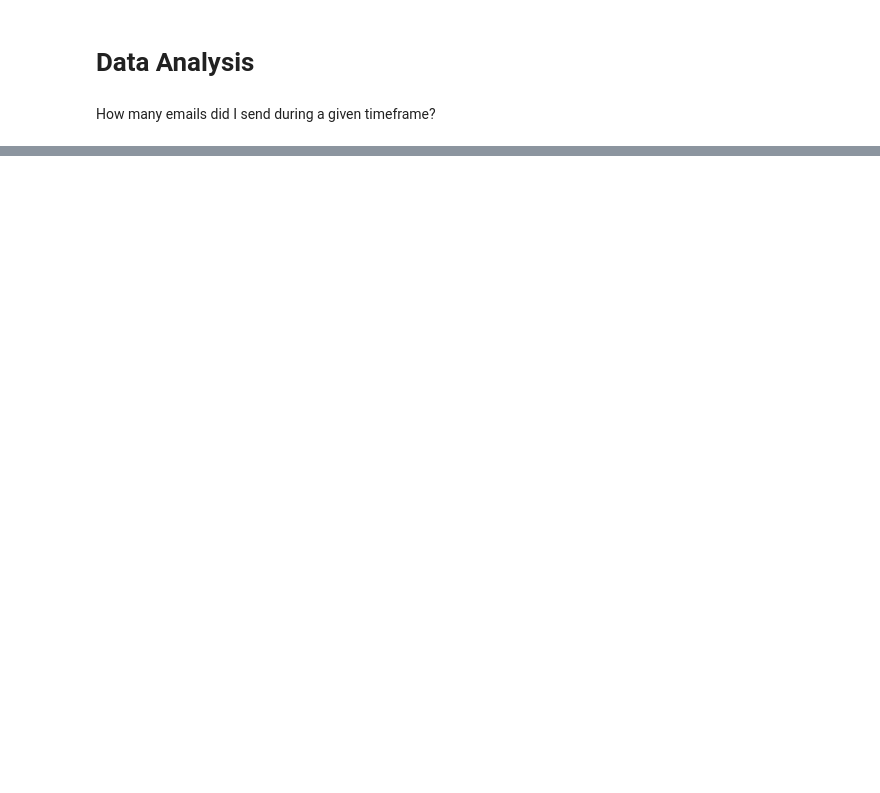
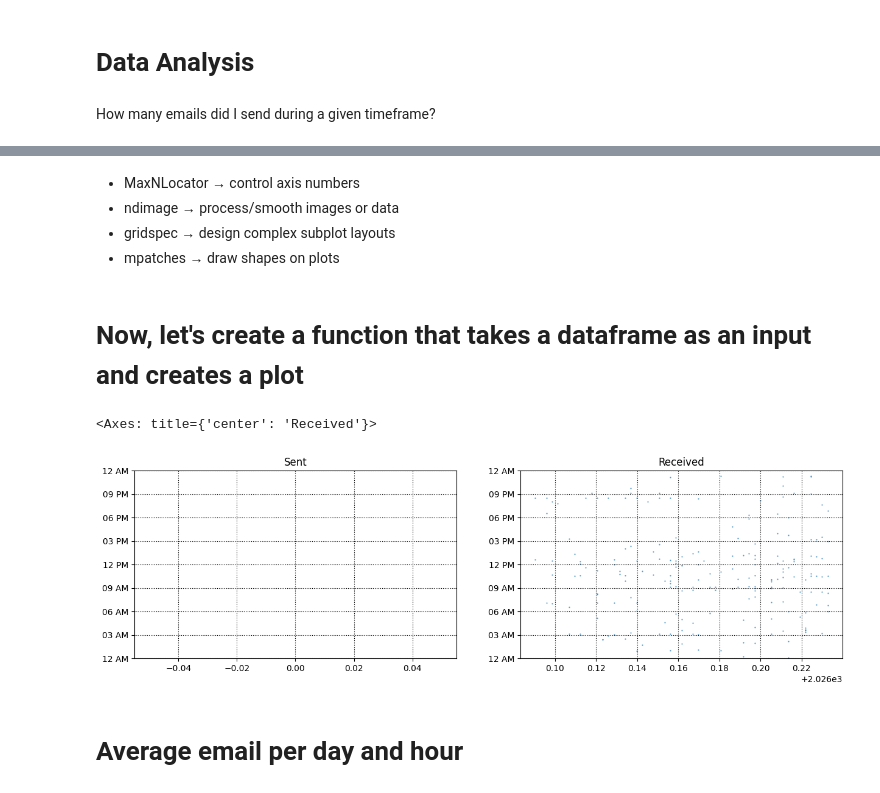
Before and after one commit to Somrat390/EDA-Practise, a Jupyter notebook: Personal_Email_Data_EDA.ipynb, the cells around one changed output, grey strips where cells are left out. Saved outputs shown, nothing was run; the diff lists cells and outputs as text; code cells hidden in the pictures; blank space fills up the shorter version.

```diff
--- a/Personal_Email_Data_EDA.ipynb
+++ b/Personal_Email_Data_EDA.ipynb
@@ -307,0 +319,5 @@ dfs.to_csv('Gmail.csv')
+# %%
+dfs = pd.read_csv('/content/Gmail .csv')
+# %%
+sent = dfs[dfs['label']=='sent']
+received = dfs[dfs['label']=='inbox']
@@ -307,0 +344,5 @@ dfs.to_csv('Gmail.csv')
+# %% [markdown]
+* MaxNLocator → control axis numbers
+* ndimage → process/smooth images or data
+* gridspec → design complex subplot layouts
+* mpatches → draw shapes on plots
@@ -307,0 +354,30 @@ dfs.to_csv('Gmail.csv')
+# %% [markdown]
+# Now, let's create a function that takes a dataframe as an input and creates a plot
+# %%
+import pytz
+import datetime
+def plot_todo_vs_year(df, ax, color='C0', s=0.5, title=''):
+  ind = np.zeros(len(df), dtype='bool')
+  est = pytz.timezone('US/Eastern')
+
+  df[~ind].plot.scatter('year', 'timeofday', s=s, alpha=0.6, ax=ax, color=color)
+  ax.set_ylim(0, 24)
+  ax.yaxis.set_major_locator(MaxNLocator(8))
+  ax.set_yticklabels([datetime.datetime.strptime(str(int(np.mod(ts, 24))), "%H").strftime("%I %p") for ts in ax.get_yticks()]);
+
+  ax.set_xlabel('')
+  ax.set_ylabel('')
+  ax.set_title(title)
+  ax.grid(ls=':', color='k')
+
+  return ax
+# %%
+fig, ax = plt.subplots(nrows=1, ncols=2, figsize=(15, 4))
+
+plot_todo_vs_year(sent, ax[0], title='Sent')
+plot_todo_vs_year(received, ax[1], title='Received')
+# %% [output]
+<Axes: title={'center': 'Received'}>
+[figure, added]
+# %% [markdown]
+# Average email per day and hour
```
Also changed, not shown: parts of 33 cells of this notebook.
